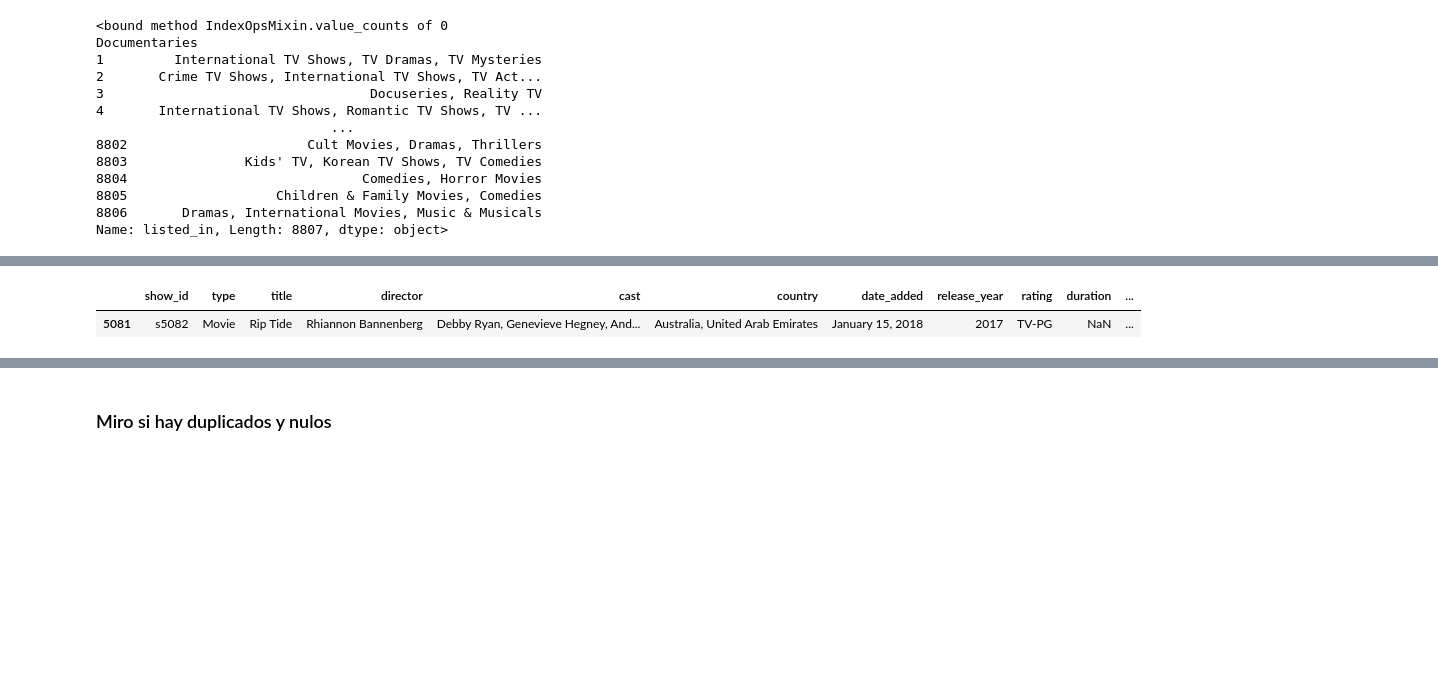
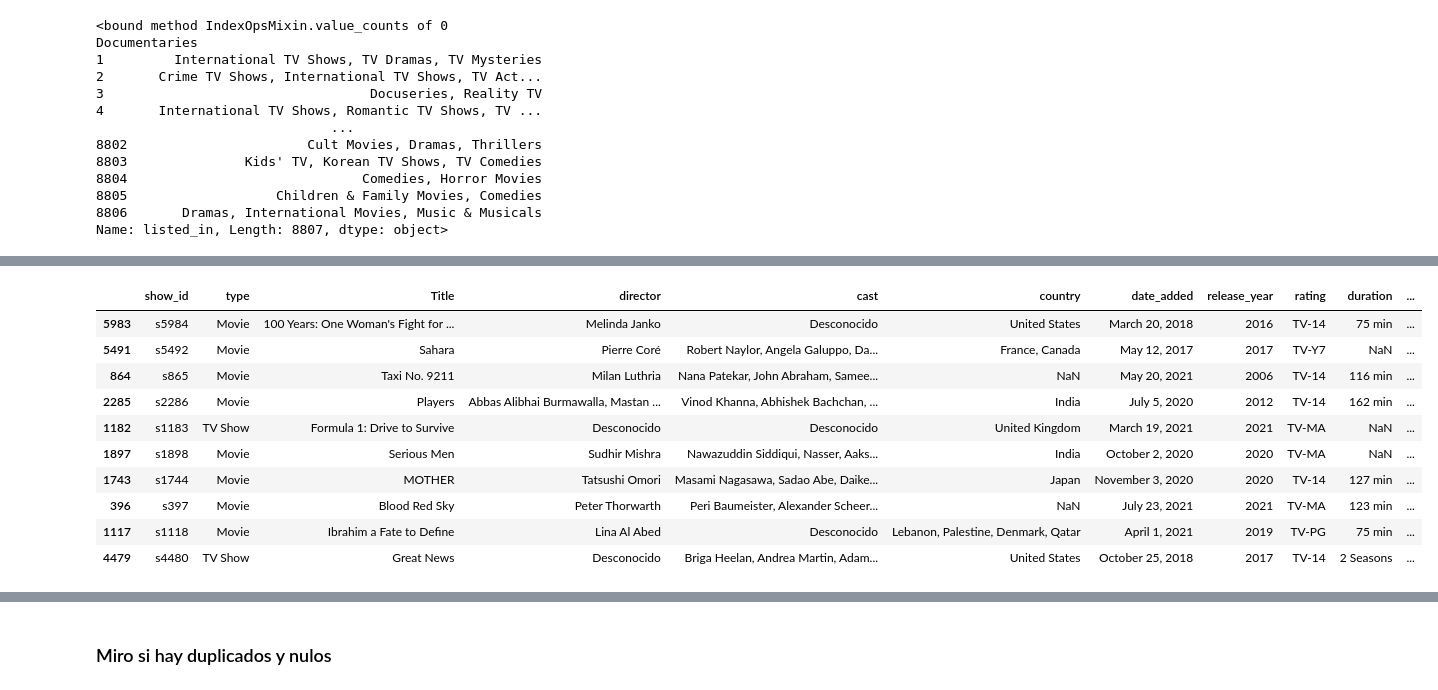
Before and after one commit to QuiqueBrotons83/labs, a Jupyter notebook: Panda/datos/eda_netflix.ipynb, the cells around one changed output, grey strips where cells are left out. Drawn from its saved outputs; the diff is of its cells as text; code cells hidden in the pictures; blank space fills up the shorter version.

```diff
--- a/Panda/datos/eda..ipynb
+++ b/Panda/datos/eda_netflix.ipynb
@@ -208,8 +226,17 @@ datos_original.sample()
 # %%
-datos_titulos.sample()
+datos_titulos.sample(10)
 # %% [output]
-|  | show_id | type | title | director | cast | country | date_added | release_year | rating | duration | ... |
-| 5081 | s5082 | Movie | Rip Tide | Rhiannon Bannenberg | Debby Ryan, Genevieve Hegney, And... | Australia, United Arab Emirates | January 15, 2018 | 2017 | TV-PG | NaN | ... |
+|  | show_id | type | Title | director | cast | country | date_added | release_year | rating | duration | ... |
+| 5983 | s5984 | Movie | 100 Years: One Woman's Fight for ... | Melinda Janko | Desconocido | United States | March 20, 2018 | 2016 | TV-14 | 75 min | ... |
+| 5491 | s5492 | Movie | Sahara | Pierre Coré | Robert Naylor, Angela Galuppo, Da... | France, Canada | May 12, 2017 | 2017 | TV-Y7 | NaN | ... |
+| 864 | s865 | Movie | Taxi No. 9211 | Milan Luthria | Nana Patekar, John Abraham, Samee... | NaN | May 20, 2021 | 2006 | TV-14 | 116 min | ... |
+| 2285 | s2286 | Movie | Players | Abbas Alibhai Burmawalla, Mastan ... | Vinod Khanna, Abhishek Bachchan, ... | India | July 5, 2020 | 2012 | TV-14 | 162 min | ... |
+| 1182 | s1183 | TV Show | Formula 1: Drive to Survive | Desconocido | Desconocido | United Kingdom | March 19, 2021 | 2021 | TV-MA | NaN | ... |
+| 1897 | s1898 | Movie | Serious Men | Sudhir Mishra | Nawazuddin Siddiqui, Nasser, Aaks... | India | October 2, 2020 | 2020 | TV-MA | NaN | ... |
+| 1743 | s1744 | Movie | MOTHER | Tatsushi Omori | Masami Nagasawa, Sadao Abe, Daike... | Japan | November 3, 2020 | 2020 | TV-14 | 127 min | ... |
+| 396 | s397 | Movie | Blood Red Sky | Peter Thorwarth | Peri Baumeister, Alexander Scheer... | NaN | July 23, 2021 | 2021 | TV-MA | 123 min | ... |
+| 1117 | s1118 | Movie | Ibrahim a Fate to Define | Lina Al Abed | Desconocido | Lebanon, Palestine, Denmark, Qatar | April 1, 2021 | 2019 | TV-PG | 75 min | ... |
+| 4479 | s4480 | TV Show | Great News | Desconocido | Briga Heelan, Andrea Martin, Adam... | United States | October 25, 2018 | 2017 | TV-14 | 2 Seasons | ... |
 # %%
 datos_original.info()
 # %% [output]
```
Also changed, not shown: parts of 13 cells of this notebook, 3 other files.
